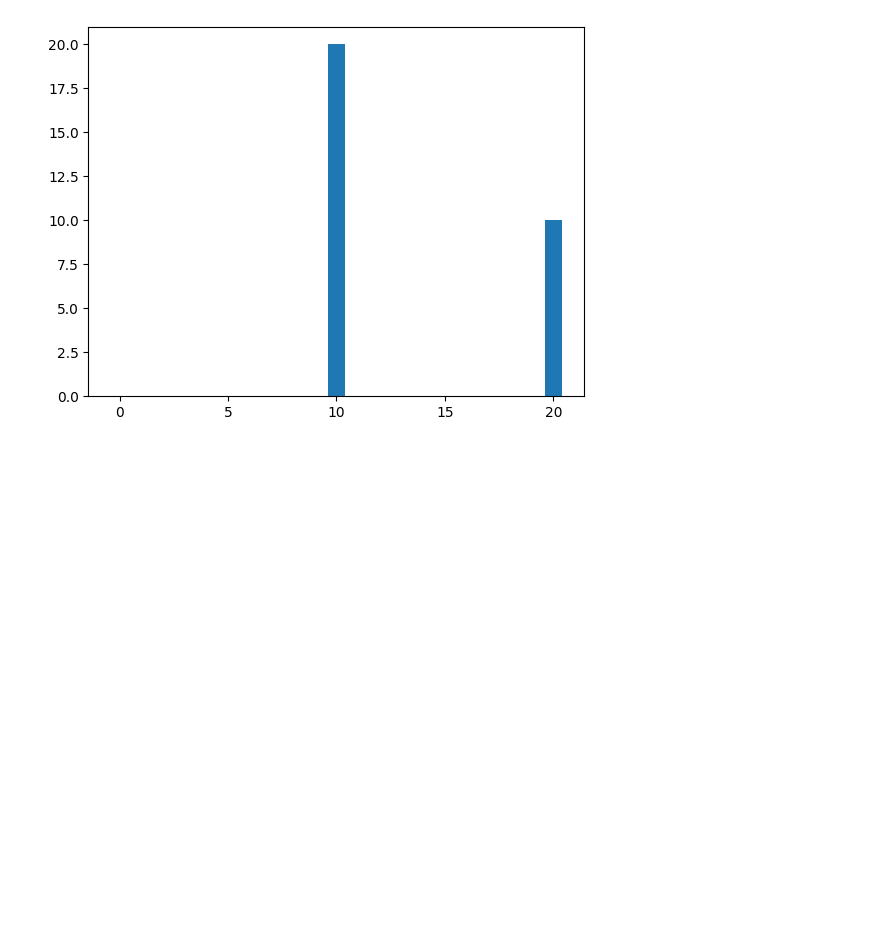
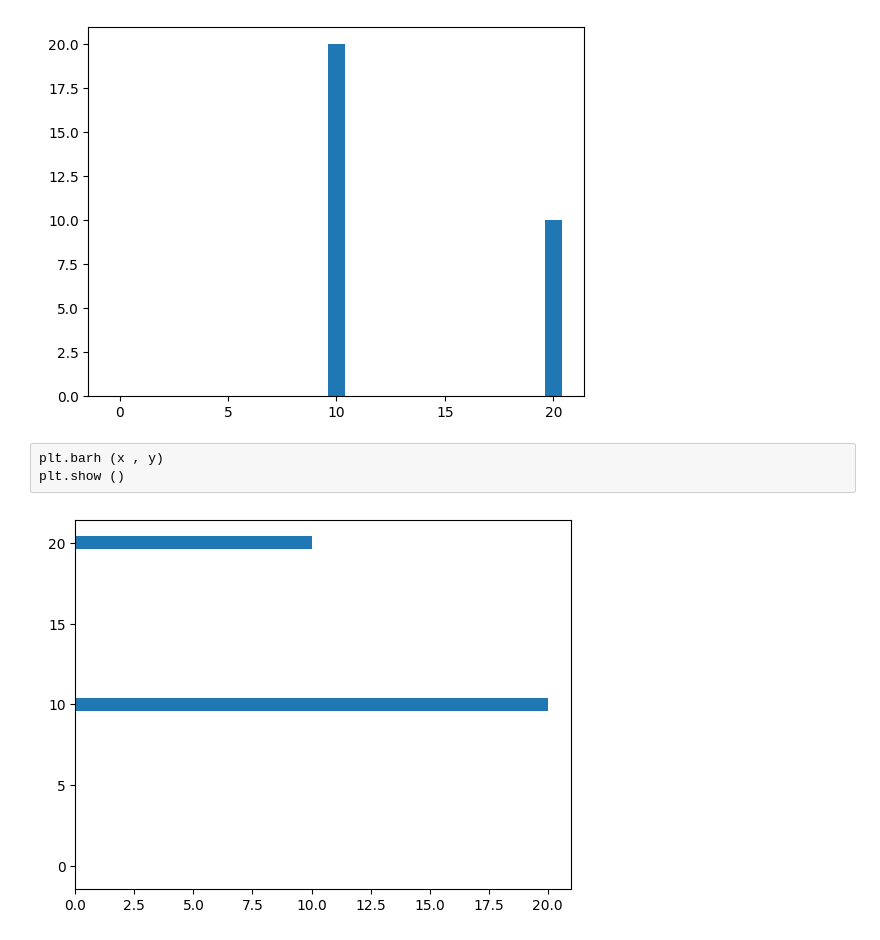
Before and after one commit to TaRa1999R/Data_Science, a Jupyter notebook: assignment36/3_matplotlib.ipynb, the cells around one changed output. Saved outputs shown, nothing was run; the diff lists cells and outputs as text; blank space fills up the shorter version.

```diff
--- a/assignment36/3_matplotlib.ipynb
+++ b/assignment36/3_matplotlib.ipynb
@@ -80,3 +80,8 @@ plt.bar (x , y)
 plt.show ()
 # %% [output]
 [figure]
+# %%
+plt.barh (x , y)
+plt.show ()
+# %% [output]
+[figure, added]
```
